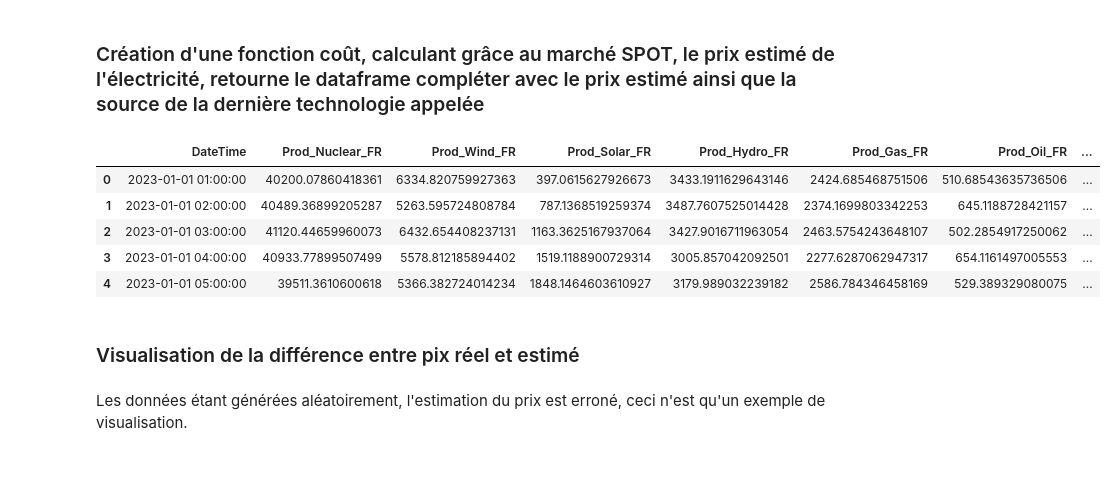
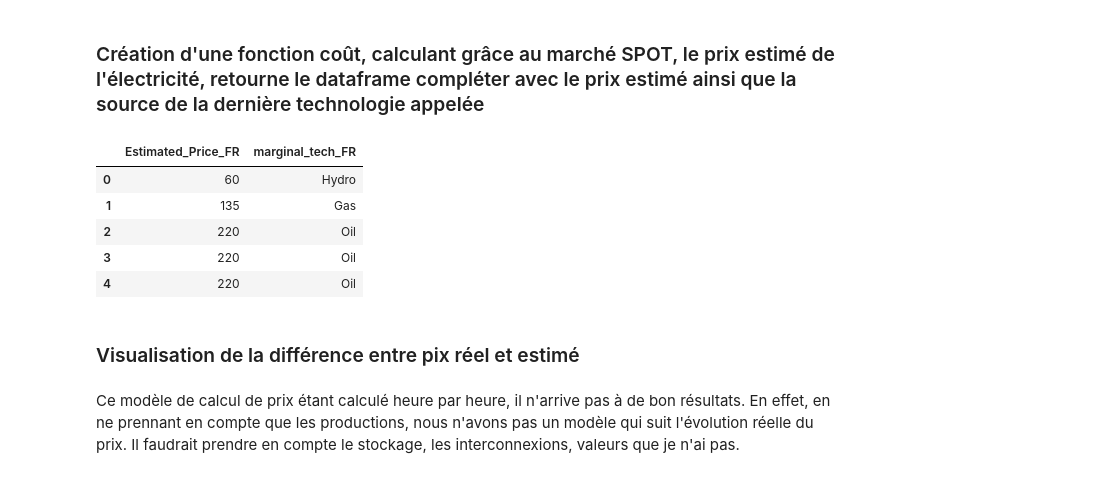
Before and after one commit to qdupayage/Librairy, a Jupyter notebook: EnerData_Project/notebook/test.ipynb, the cells around one changed output. Drawn from its saved outputs; the diff is of its cells as text; code cells hidden in the pictures.

```diff
--- a/EnerData_Project/notebook/test.ipynb
+++ b/EnerData_Project/notebook/test.ipynb
@@ -55,29 +44,29 @@ df_fr.head()
 # %%
 # Vérifie si 'DateTime' est dans l'index
 if df.index.name == 'DateTime':
     df = df.reset_index()
 
 # Si 'DateTime' n’est ni dans les colonnes ni dans l’index : erreur
 if 'DateTime' not in df.columns:
     raise ValueError("Le DataFrame doit contenir une colonne 'DateTime'.")
 
 # Ajoute la colonne country si besoin
 df['country'] = 'FR'
 
 # Appel de la fonction
 spot_price_df = compute_market_price_by_country(df, cost_dict)
-spot_price_df.head()
+spot_price_df[['Estimated_Price_FR','marginal_tech_FR']].head()
 # %% [output]
-|  | DateTime | Prod_Nuclear_FR | Prod_Wind_FR | Prod_Solar_FR | Prod_Hydro_FR | Prod_Gas_FR | Prod_Oil_FR | ... |
-| 0 | 2023-01-01 01:00:00 | 40200.07860418361 | 6334.820759927363 | 397.0615627926673 | 3433.1911629643146 | 2424.685468751506 | 510.68543635736506 | ... |
-| 1 | 2023-01-01 02:00:00 | 40489.36899205287 | 5263.595724808784 | 787.1368519259374 | 3487.7607525014428 | 2374.1699803342253 | 645.1188728421157 | ... |
-| 2 | 2023-01-01 03:00:00 | 41120.44659960073 | 6432.654408237131 | 1163.3625167937064 | 3427.9016711963054 | 2463.5754243648107 | 502.2854917250062 | ... |
-| 3 | 2023-01-01 04:00:00 | 40933.77899507499 | 5578.812185894402 | 1519.1188900729314 | 3005.857042092501 | 2277.6287062947317 | 654.1161497005553 | ... |
-| 4 | 2023-01-01 05:00:00 | 39511.3610600618 | 5366.382724014234 | 1848.1464603610927 | 3179.989032239182 | 2586.784346458169 | 529.389329080075 | ... |
+|  | Estimated_Price_FR | marginal_tech_FR |
+| 0 | 60 | Hydro |
+| 1 | 135 | Gas |
+| 2 | 220 | Oil |
+| 3 | 220 | Oil |
+| 4 | 220 | Oil |
 # %% [markdown]
 ### Visualisation de la différence entre pix réel et estimé
 # %% [markdown]
-Les données étant générées aléatoirement, l'estimation du prix est erroné, ceci n'est qu'un exemple de visualisation.
+Ce modèle de calcul de prix étant calculé heure par heure, il n'arrive pas à de bon résultats. En effet, en ne prennant en compte que les productions, nous n'avons pas un modèle qui suit l'évolution réelle du prix. Il faudrait prendre en compte le stockage, les interconnexions, valeurs que je n'ai pas.
 # %%
 plot_timeseries(df, variables=['Estimated_Price_FR', 'Price_FR'], title='Comparaison', ylabel='euro/MWh')
 # %% [output]
```
Also changed, not shown: parts of 5 cells of this notebook, 2 other files.
